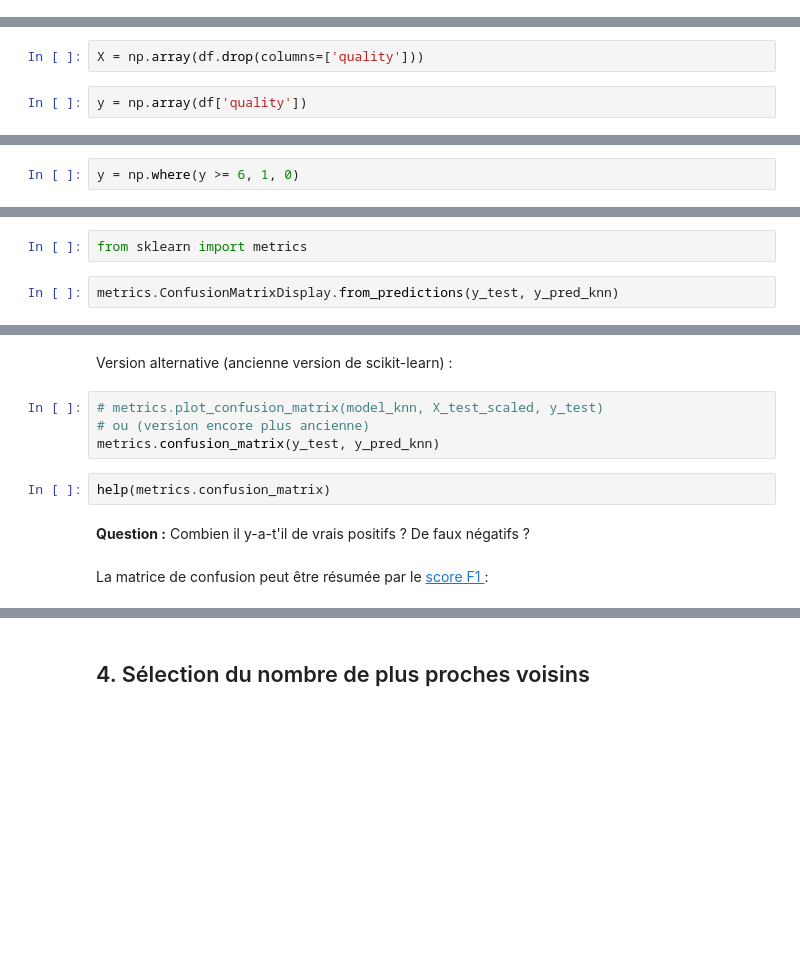
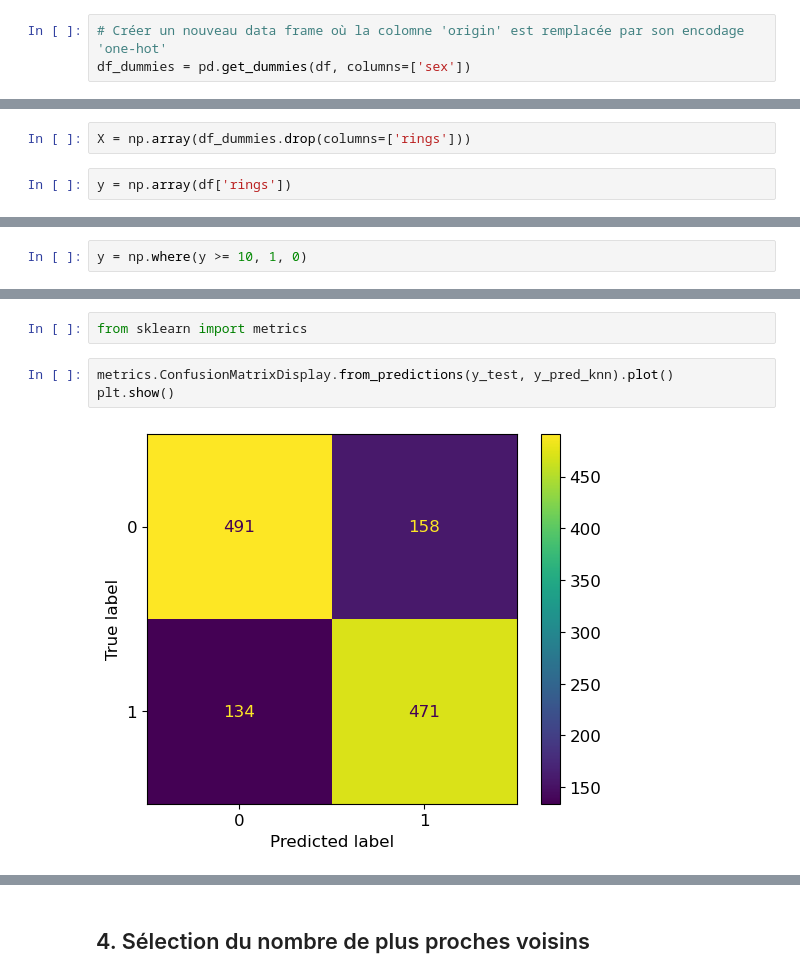
Before and after one commit to chagaz/cp-ia-intro-ml-2022, a Jupyter notebook: 2-Selection/2-Selection.ipynb, the cells around one changed output, grey strips where cells are left out. Saved outputs shown, nothing was run; the diff lists cells and outputs as text; blank space fills up the shorter version.

```diff
--- a/2-Selection/2-Selection.ipynb
+++ b/2-Selection/2-Selection.ipynb
@@ -38,0 +71,3 @@ df.head()
+# %%
+# Créer un nouveau data frame où la colomne 'origin' est remplacée par son encodage 'one-hot'
+df_dummies = pd.get_dummies(df, columns=['sex'])
@@ -39,8 +83,8 @@ df.head()
 # %% [markdown]
 ### Création des matrices X et y de données
 # %%
-X = np.array(df.drop(columns=['quality']))
+X = np.array(df_dummies.drop(columns=['rings']))
 # %%
-y = np.array(df['quality'])
+y = np.array(df['rings'])
 # %%
 print(X.shape, y.shape)
@@ -53,7 +99,7 @@ __Question :__ Que pensez-vous de l'utilisation d'une régression linéaire pour
 
 Nous allons essayer de classifier les vins entre vins de bonne qualité (score >= 6) et les autres.
 # %%
-y = np.where(y >= 6, 1, 0)
+y = np.where(y >= 10, 1, 0)
 # %% [markdown]
 ## 2. Séparation des données en un jeu d'entraînement et un jeu de test
 # %% [markdown]
@@ -121,4 +171,7 @@ De nombreuses métriques permettent d'évaluer la performance d'un algorithme de
 # %%
 from sklearn import metrics
 # %%
-metrics.ConfusionMatrixDisplay.from_predictions(y_test, y_pred_knn)
+metrics.ConfusionMatrixDisplay.from_predictions(y_test, y_pred_knn).plot()
+plt.show()
+# %% [output]
+[figure, added]
@@ -125,12 +178,0 @@ metrics.ConfusionMatrixDisplay.from_predictions(y_test, y_pred_knn)
-# %% [markdown]
-Version alternative (ancienne version de scikit-learn) :
-# %%
-# metrics.plot_confusion_matrix(model_knn, X_test_scaled, y_test)
-# ou (version encore plus ancienne)
-metrics.confusion_matrix(y_test, y_pred_knn)
-# %%
-help(metrics.confusion_matrix)
-# %% [markdown]
-__Question :__ Combien il y-a-t'il de vrais positifs ? De faux négatifs ?
-# %% [markdown]
-La matrice de confusion peut être résumée par le [score F1 ](https://scikit-learn.org/stable/modules/generated/sklearn.metrics.f1_score.html#sklearn.metrics.f1_score) :
```
Also changed, not shown: parts of 60 cells of this notebook, 3 other files.
